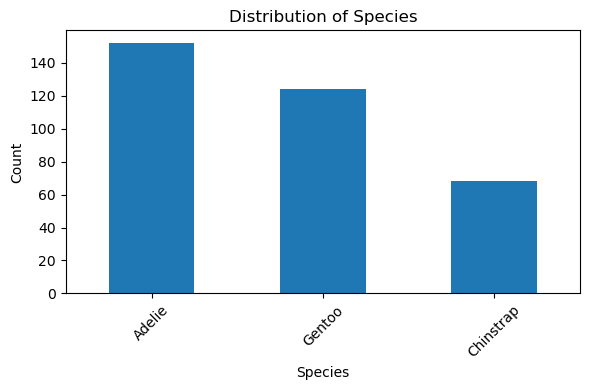
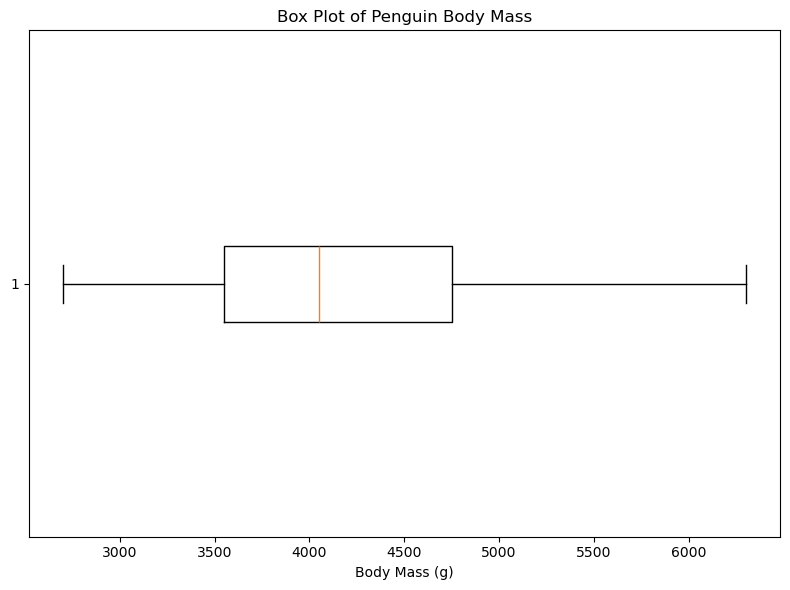
The change to this notebook cell's code, shown as a diff; its figure went from the first image to the second:
--- before
+++ after
@@ -1,22 +1,13 @@
-# Create bar charts for categorical variables in the Palmer Penguins dataset.
+# Create a box plot of penguin body mass.
 
-categorical_columns = {
-    "species": "Species",
-    "island": "Island",
-    "sex": "Sex"
-}
+plot.figure(figsize=(8, 6))
 
-for column, label in categorical_columns.items():
-    plot.figure(figsize=(6, 4))
+plot.boxplot(
+    body_mass,
+    vert=False
+)
 
-    # Capitalise the category names for display on the chart.
-    counts = penguins[column].dropna().str.capitalize().value_counts()
-
-    counts.plot(kind="bar")
-
-    plot.title(f"Distribution of {label}")
-    plot.xlabel(label)
-    plot.ylabel("Count")
-    plot.xticks(rotation=45)
-    plot.tight_layout()
-    plot.show()
+plot.title("Box Plot of Penguin Body Mass")
+plot.xlabel("Body Mass (g)")
+plot.tight_layout()
+plot.show()

Commit: Final push hopefully, checked against assesemnt requierements , I think I have everything. Finished.